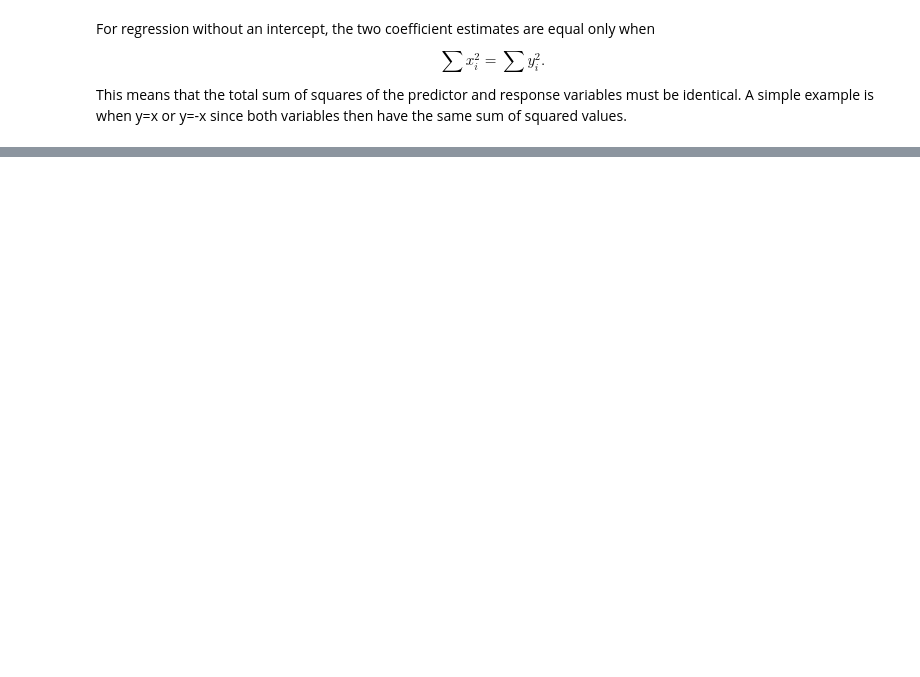
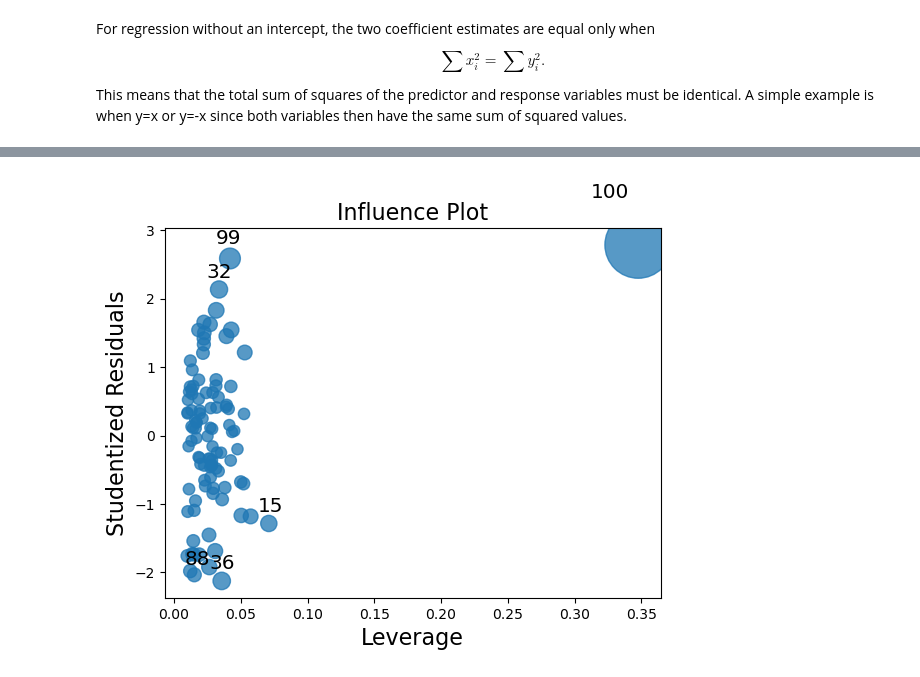
Before and after one commit to sumukha-r/isl-python-solutions, a Jupyter notebook: Chapter03-Linear-Regression/Chapter03-Linear-Regression.ipynb, the cells around one changed output, grey strips where cells are left out. Cells and saved outputs as stored; diff of their text form; code cells hidden in the pictures; blank space fills up the shorter version.

```diff
--- a/Chapter03-Linear-Regression/Chapter03-Linear-Regression.ipynb
+++ b/Chapter03-Linear-Regression/Chapter03-Linear-Regression.ipynb
@@ -647,0 +972,27 @@ This means that the total sum of squares of the predictor and response variables
+# %%
+x1_new = np.concatenate([x1, [0.1]])
+x2_new = np.concatenate([x2, [0.8]])
+y_new = np.concatenate([y, [6]])
+
+data_new = pd.DataFrame({
+    "x1": x1_new,
+    "x2": x2_new,
+    "y": y_new
+})
+
+print("="*60)
+print("New Observation Added")
+print("="*60)
+
+model_full_new = smf.ols("y ~ x1 + x2", data=data_new).fit()
+model_x1_new = smf.ols("y ~ x1", data=data_new).fit()
+model_x2_new = smf.ols("y ~ x2", data=data_new).fit()
+
+print("\nMultiple Regression")
+print(model_full_new.summary())
+
+print("\nRegression using x1")
+print(model_x1_new.summary())
+
+print("\nRegression using x2")
+print(model_x2_new.summary())
@@ -647,0 +1017,5 @@ This means that the total sum of squares of the predictor and response variables
+# %%
+influence_plot(model_full_new, criterion="cooks")
+plt.show()
+# %% [output]
+[figure, added]
```
Also changed, not shown: parts of 39 cells of this notebook, 1 other file.
